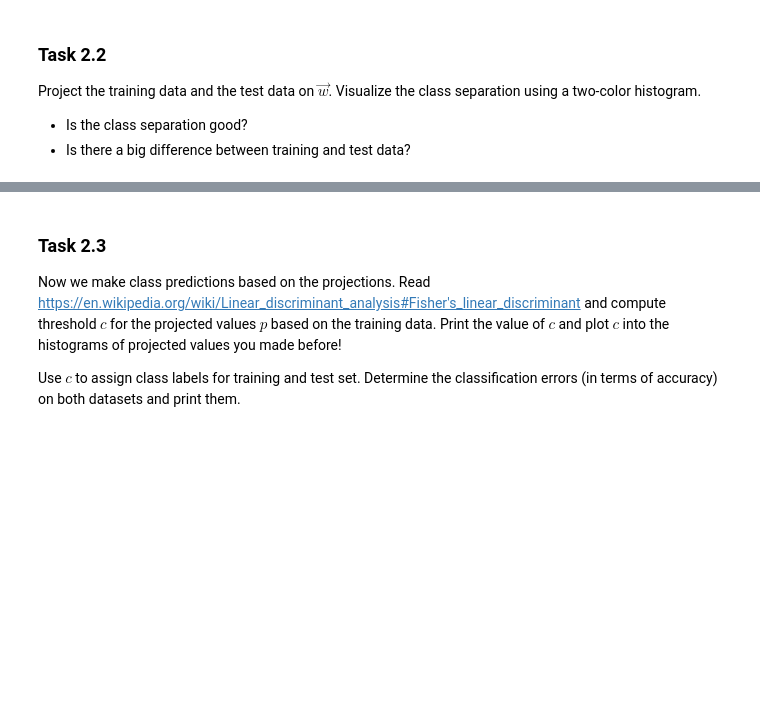
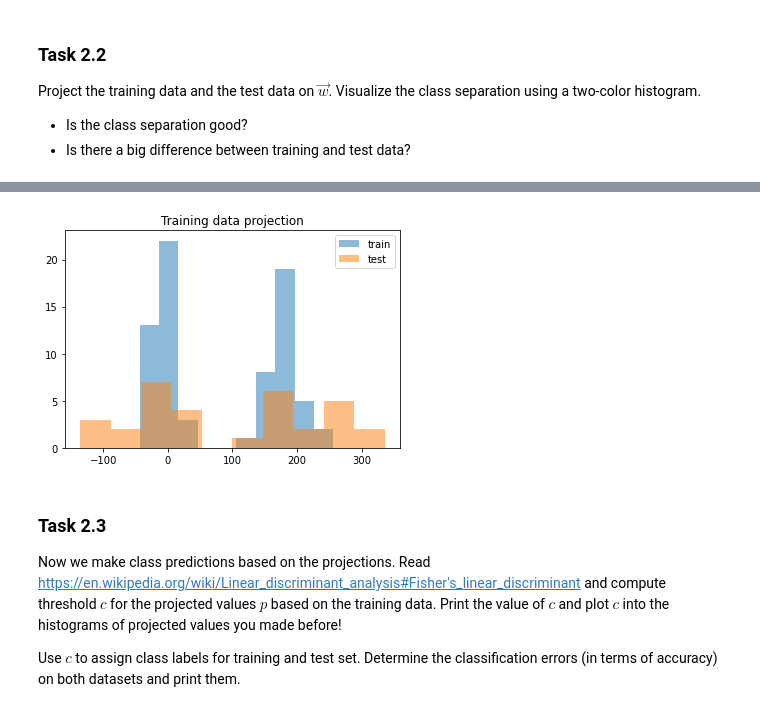
Before and after one commit to simonblaue/Master, a Jupyter notebook: Machine Learning/Practical 2/2_[NAME1]_[NAME2]_[NAME3].ipynb, the cells around one changed output, grey strips where cells are left out. Cells and saved outputs as stored; diff of their text form; code cells hidden in the pictures; blank space fills up the shorter version.

```diff
--- a/Machine Learning/Practical 2/2_[NAME1]_[NAME2]_[NAME3].ipynb
+++ b/Machine Learning/Practical 2/2_[NAME1]_[NAME2]_[NAME3].ipynb
@@ -212,3 +229,22 @@ _ = plt.hist(b,label='class 1',alpha=0.5)
+# %%
+# compute projections for training and test data
+p_train = w @ X_train.T
+p_test = w @ X_test.T
+
+p_train_class_0 = np.where(p_train<1)
+p_train_class_1 = np.where(p_train>1)
+
+p_test_class_0 = np.where(p_test<1)
+p_test_class_1 = np.where(p_test>1)
+# %%
+# visualize projections using histogram
+plt.title('Training data projection')
+_ = plt.hist(p_train,label='train',alpha=0.5)
+_ = plt.hist(p_test,label='test',alpha=0.5)
+plt.legend()
+plt.show()
+# %% [output]
+[figure, added]
 # %% [markdown]
 ### Task 2.3
 
```
Also changed, not shown: parts of 20 cells of this notebook.
